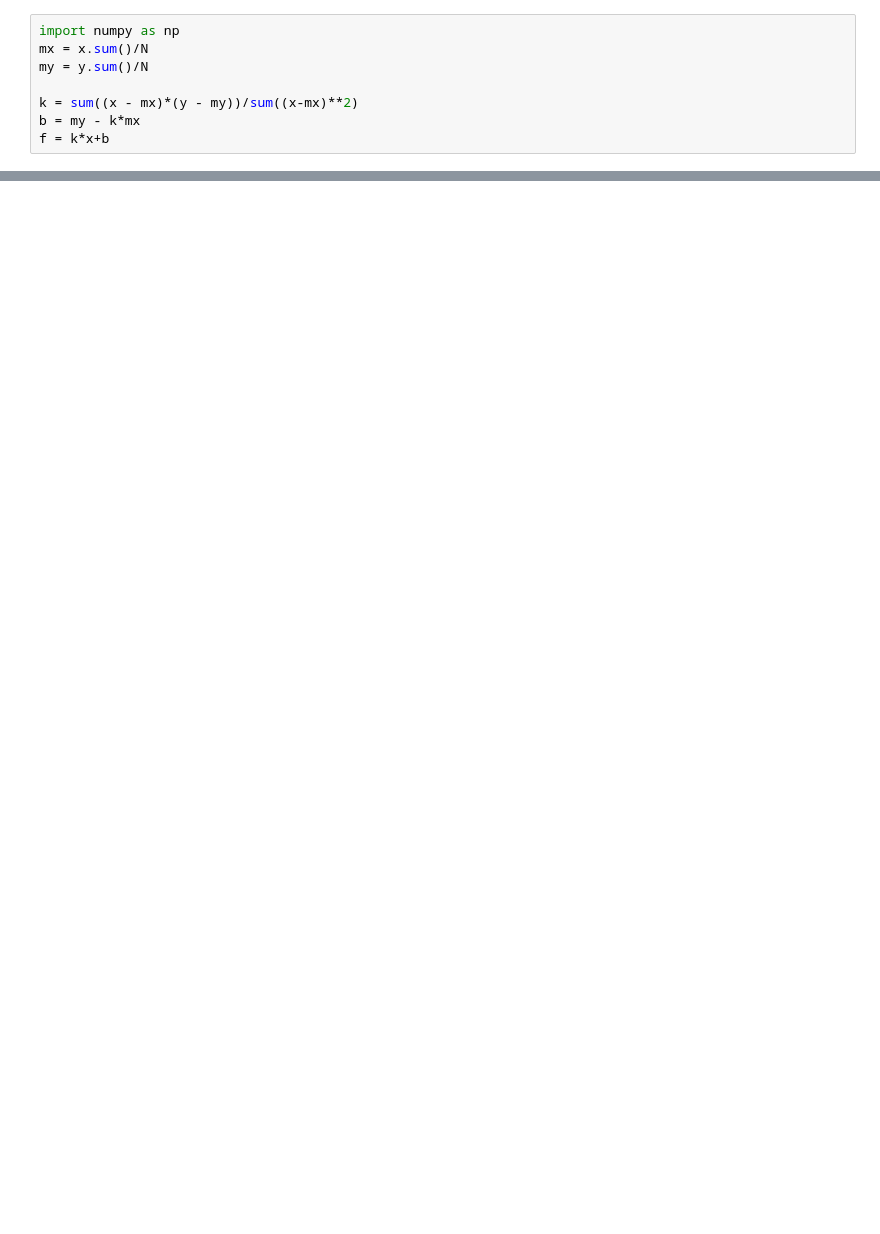
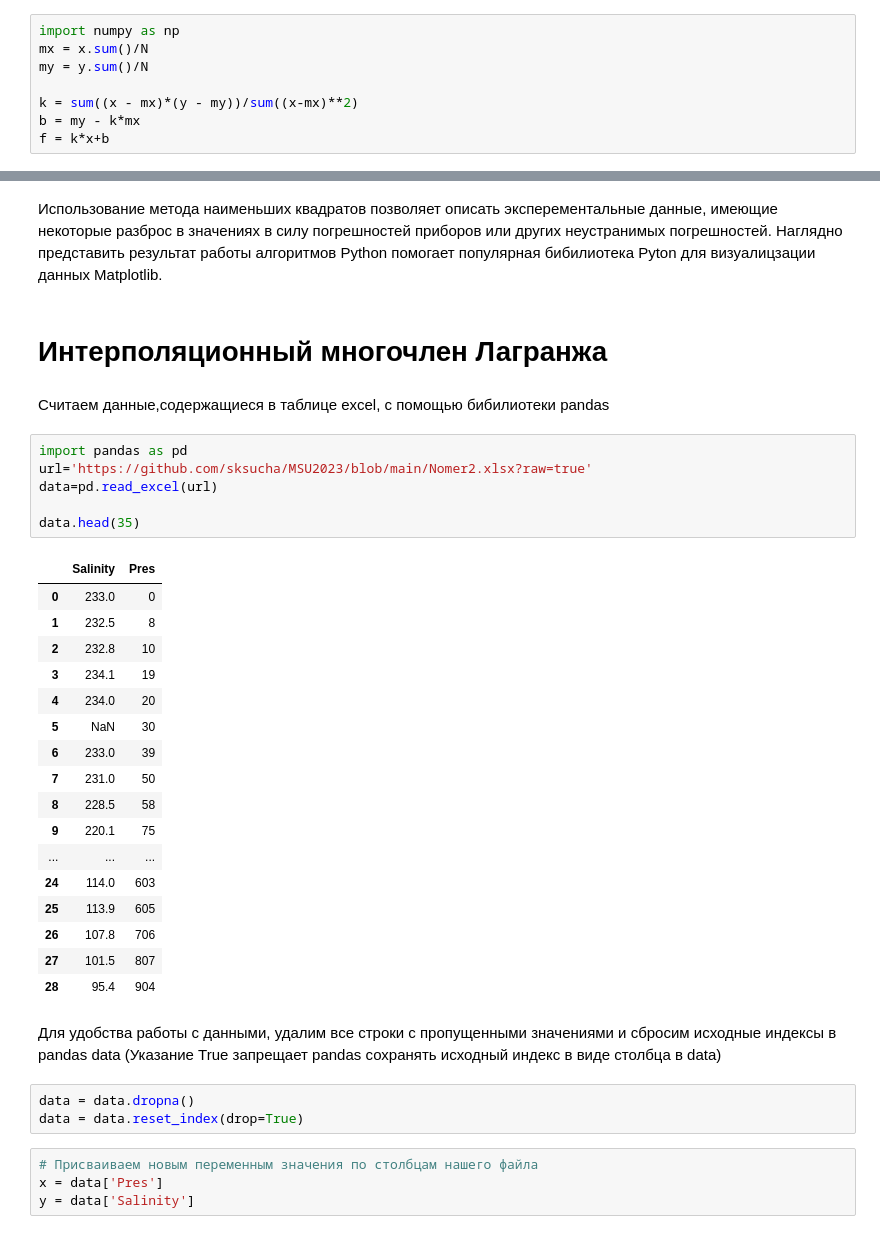
Before and after one commit to sksucha/MSU2023, a Jupyter notebook: MNK.ipynb, the cells around one changed output, grey strips where cells are left out. Drawn from its saved outputs; the diff is of its cells as text; blank space fills up the shorter version.

```diff
--- a/MNK.ipynb
+++ b/MNK.ipynb
@@ -46,0 +60,39 @@ plt.show()
+# %% [markdown]
+Использование метода наименьших квадратов позволяет описать эксперементальные данные, имеющие некоторые разброс в значениях в силу погрешностей приборов или других неустранимых погрешностей. Наглядно представить результат работы алгоритмов Python помогает популярная бибилиотека Pyton для визуалицзации данных Matplotlib.
+# %% [markdown]
+# Интерполяционный многочлен Лагранжа
+# %% [markdown]
+Считаем данные,содержащиеся в таблице excel, с помощью бибилиотеки pandas
+# %%
+import pandas as pd
+url='https://github.com/sksucha/MSU2023/blob/main/Nomer2.xlsx?raw=true'
+data=pd.read_excel(url)
+
+data.head(35)
+# %% [output]
+|  | Salinity | Pres |
+| 0 | 233.0 | 0 |
+| 1 | 232.5 | 8 |
+| 2 | 232.8 | 10 |
+| 3 | 234.1 | 19 |
+| 4 | 234.0 | 20 |
+| 5 | NaN | 30 |
+| 6 | 233.0 | 39 |
+| 7 | 231.0 | 50 |
+| 8 | 228.5 | 58 |
+| 9 | 220.1 | 75 |
+| ... | ... | ... |
+| 24 | 114.0 | 603 |
+| 25 | 113.9 | 605 |
+| 26 | 107.8 | 706 |
+| 27 | 101.5 | 807 |
+| 28 | 95.4 | 904 |
+# %% [markdown]
+Для удобства работы с данными, удалим все строки с пропущенными значениями и сбросим исходные индексы в pandas data (Указание True запрещает pandas сохранять исходный индекс в виде столбца в data)
+# %%
+data = data.dropna()
+data = data.reset_index(drop=True)
+# %%
+# Присваиваем новым переменным значения по столбцам нашего файла
+x = data['Pres']
+y = data['Salinity']
```
Also changed, not shown: parts of 15 cells of this notebook.
